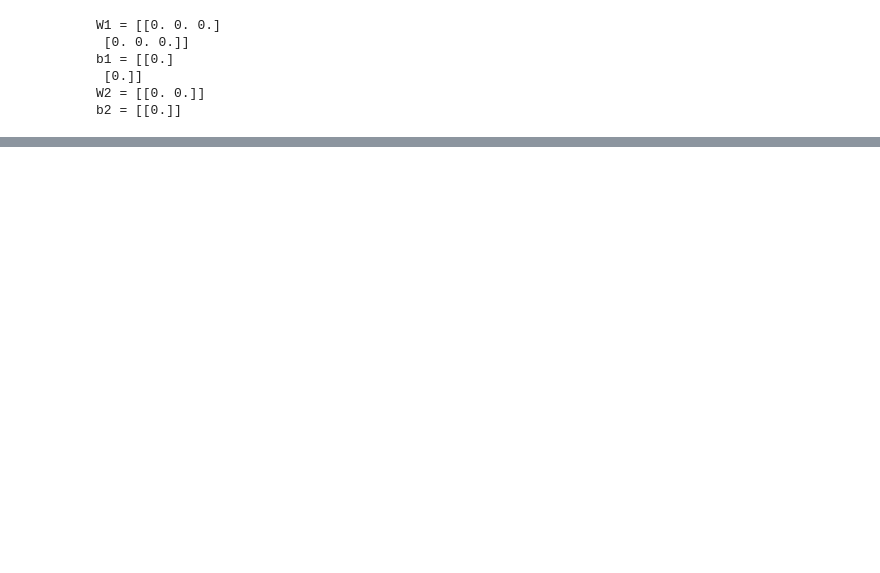
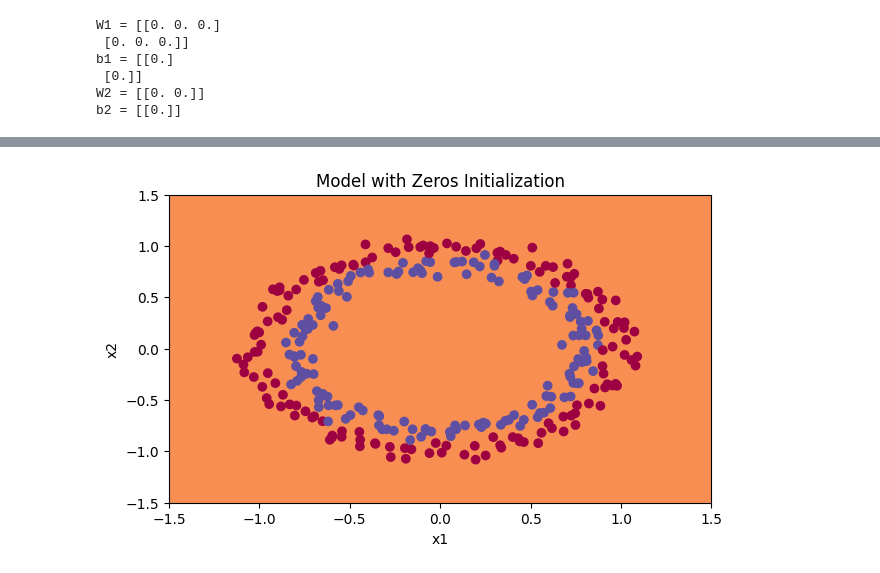
Before and after one commit to nevilleajim/deep_learning_tutorials, a Jupyter notebook: C2 - Improving Deep Neural Neural Networks/week 1/Initialization/initialization.ipynb, the cells around one changed output, grey strips where cells are left out. Drawn from its saved outputs; the diff is of its cells as text; code cells hidden in the pictures; blank space fills up the shorter version.

```diff
--- a/C2 - Improving Deep Neural Neural Networks/week 1/Initialization/initialization.ipynb
+++ b/C2 - Improving Deep Neural Neural Networks/week 1/Initialization/initialization.ipynb
@@ -53,0 +76,6 @@ b2 = [[0.]]
+# %%
+parameters = initialize_parameters_random([3, 2, 1])
+print("W1 = " + str(parameters["W1"]))
+print("b1 = " + str(parameters["b1"]))
+print("W2 = " + str(parameters["W2"]))
+print("b2 = " + str(parameters["b2"]))
@@ -102,0 +228,8 @@ def model(X, Y, learning_rate = 0.01, num_iterations = 15000, print_cost = False
+# %%
+plt.title("Model with Zeros Initialization")
+axes = plt.gca()
+axes.set_xlim([-1.5, 1.5])
+axes.set_ylim([-1.5, 1.5])
+plot_decision_boundary(lambda x: predict_dec(parameters, x.T), train_X, train_Y)
+# %% [output]
+[figure, added]
```
Also changed, not shown: parts of 17 cells of this notebook, 1 other file.
